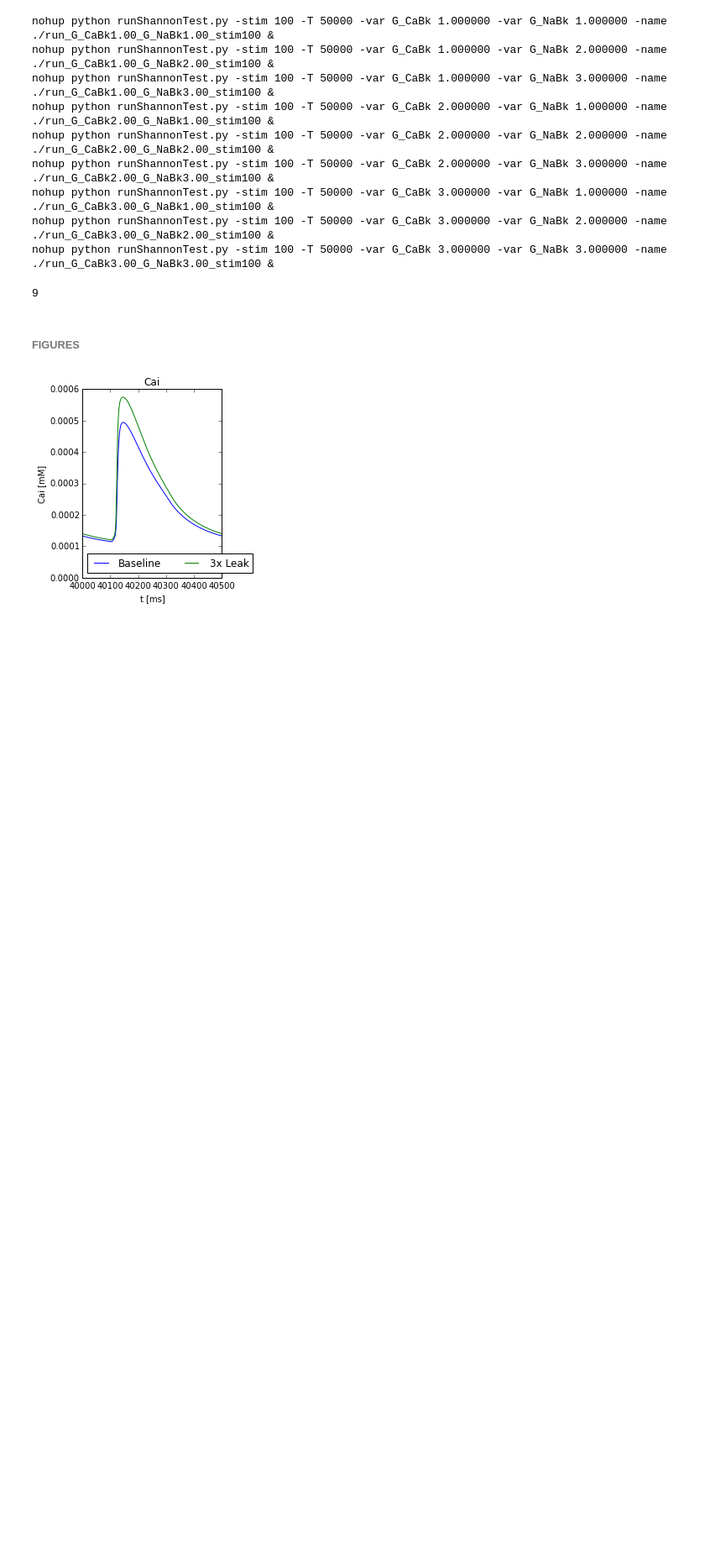
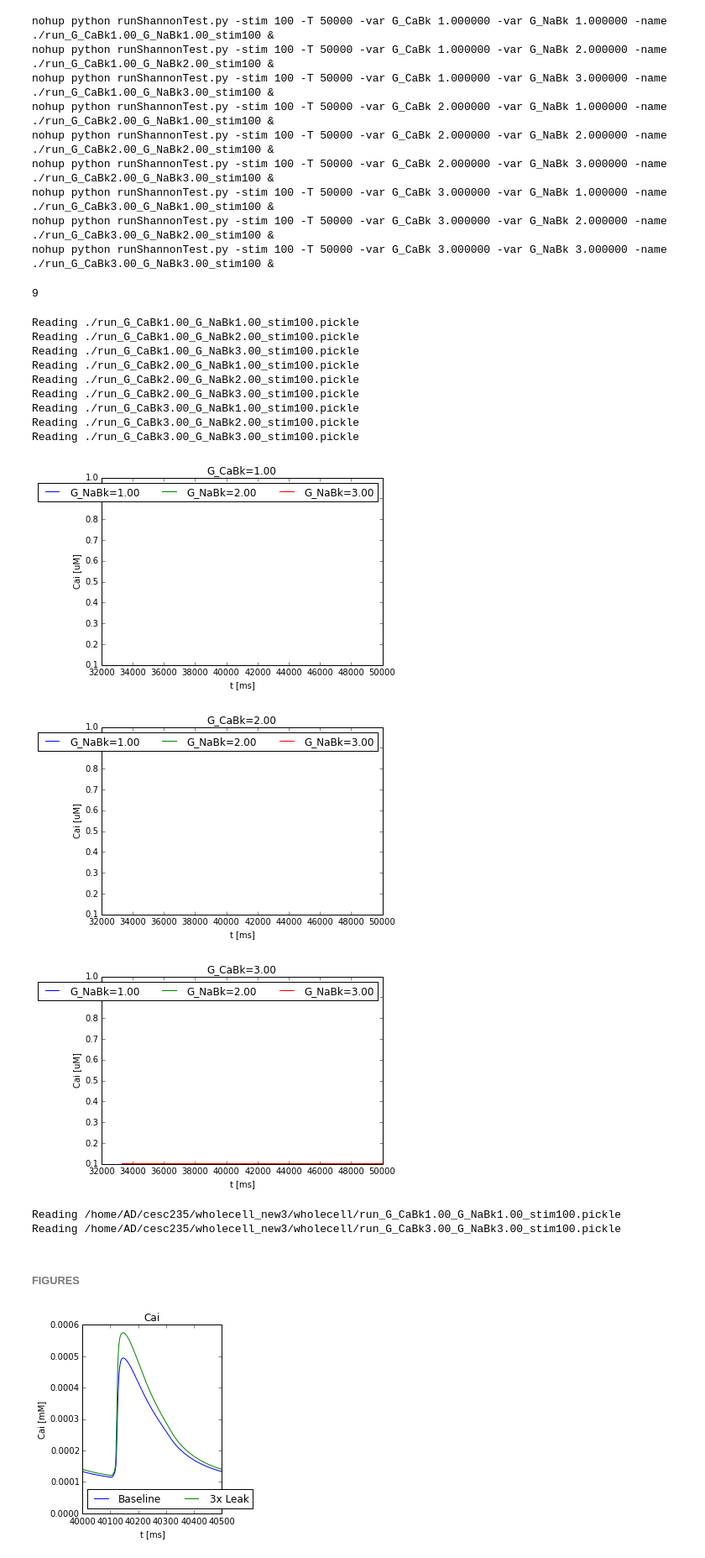
Before and after one commit to huskeypm/wholecell, a Jupyter notebook: despaSweep_150615.ipynb, the cells around one changed output. Shown at 84% size. Drawn from its saved outputs; the diff is of its cells as text; code cells hidden in the pictures; blank space fills up the shorter version.

```diff
--- a/despaSweep_150615.ipynb
+++ b/despaSweep_150615.ipynb
@@ -442,6 +472,36 @@ nohup python runShannonTest.py -stim 100 -T 50000 -var G_CaBk 3.000000 -var G_Na
 nohup python runShannonTest.py -stim 100 -T 50000 -var G_CaBk 3.000000 -var G_NaBk 2.000000 -name ./run_G_CaBk3.00_G_NaBk2.00_stim100 &
 nohup python runShannonTest.py -stim 100 -T 50000 -var G_CaBk 3.000000 -var G_NaBk 3.000000 -name ./run_G_CaBk3.00_G_NaBk3.00_stim100 &
 9
+# %%
+state="Cai"
+class empty:pass
+mM_to_uM = 1e3
+ms_to_s = 1e-3
+oMin,oMax=ao.ProcessTwoDOutputs(allKeys,allVars ,state=state,ylims=[1e-4*mM_to_uM,1.0e-3*mM_to_uM],\
+                                stim_period=100)
+# %% [output]
+Reading ./run_G_CaBk1.00_G_NaBk1.00_stim100.pickle
+Reading ./run_G_CaBk1.00_G_NaBk2.00_stim100.pickle
+Reading ./run_G_CaBk1.00_G_NaBk3.00_stim100.pickle
+Reading ./run_G_CaBk2.00_G_NaBk1.00_stim100.pickle
+Reading ./run_G_CaBk2.00_G_NaBk2.00_stim100.pickle
+Reading ./run_G_CaBk2.00_G_NaBk3.00_stim100.pickle
+Reading ./run_G_CaBk3.00_G_NaBk1.00_stim100.pickle
+Reading ./run_G_CaBk3.00_G_NaBk2.00_stim100.pickle
+Reading ./run_G_CaBk3.00_G_NaBk3.00_stim100.pickle
+[figure, added]
+[figure, added]
+[figure, added]
+# %%
+root = "/home/AD/cesc235/wholecell_new3/wholecell/"
+versionPrefix = "150615_"
+
+if 1:
+  data9 = ao.readPickle(root+"run_G_CaBk1.00_G_NaBk1.00_stim100.pickle")
+  data10 = ao.readPickle(root+"run_G_CaBk3.00_G_NaBk3.00_stim100.pickle")
+# %% [output]
+Reading /home/AD/cesc235/wholecell_new3/wholecell/run_G_CaBk1.00_G_NaBk1.00_stim100.pickle
+Reading /home/AD/cesc235/wholecell_new3/wholecell/run_G_CaBk3.00_G_NaBk3.00_stim100.pickle
 # %% [markdown]
 ###### FIGURES
 # %%
```
Also changed, not shown: parts of 1 cell of this notebook.
